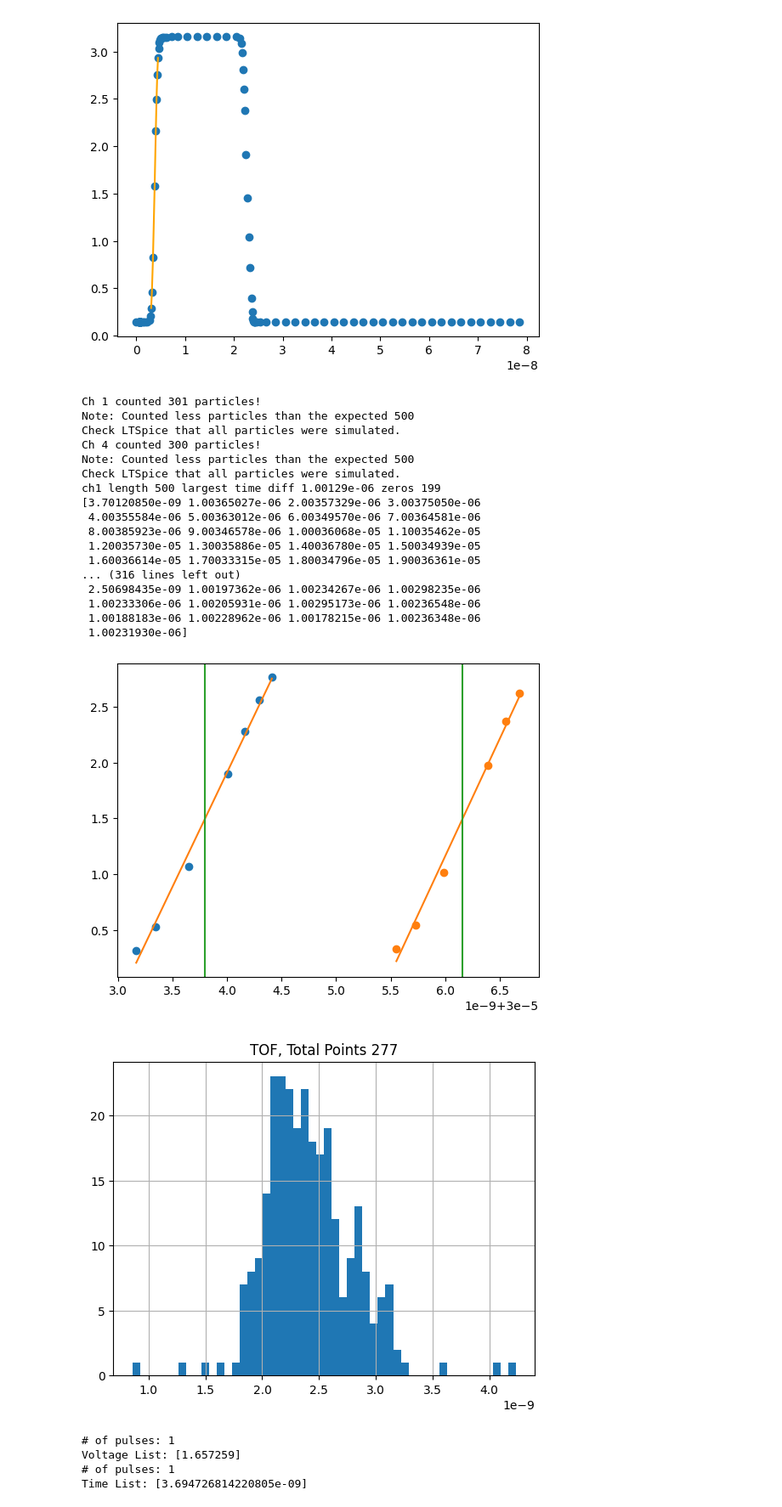
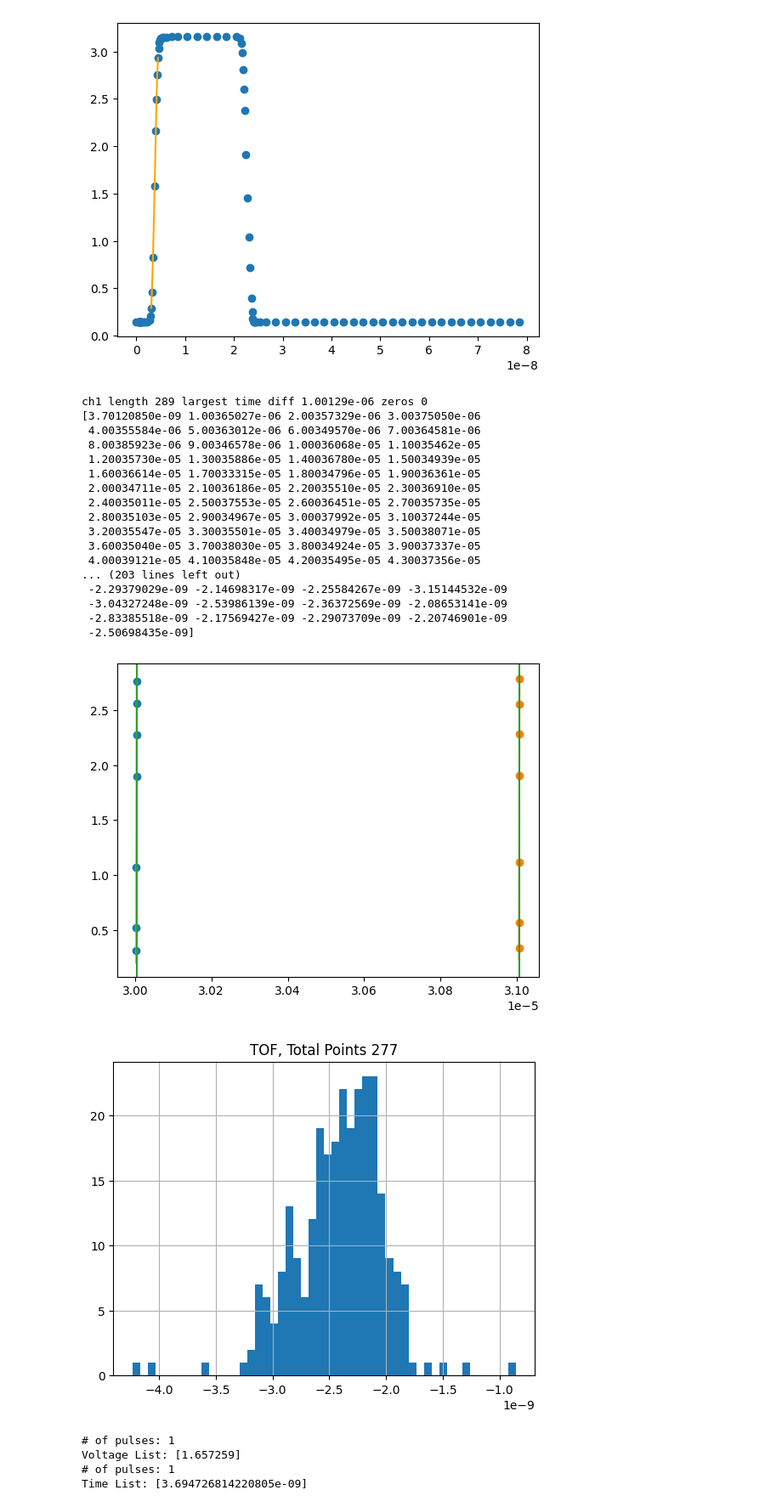
Before and after one commit to llbranch/Monte-Python, a Jupyter notebook: development_notebook.ipynb, the cells around one changed output. Shown: that part at 85% size. Saved outputs shown, nothing was run; the diff lists cells and outputs as text; code cells hidden in the pictures.

```diff
--- a/development_notebook.ipynb
+++ b/development_notebook.ipynb
@@ -174,7 +174,7 @@ plt.show()
 # %%
 """ Alternate ToF Method Assuming Seperation Width and Known # of Particles"""
 def time_at_thresh(tpeak, Vpeak, num, thresh, ch):
-    out = np.zeros(num)
+    out = []
     grad = np.gradient(Vpeak) # find gradients on all data
     limit = (grad > 0) & (grad >= 0.1) # positive slope bigger than 0.1
     dtime = tpeak[limit]
@@ -182,7 +182,7 @@ def time_at_thresh(tpeak, Vpeak, num, thresh, ch):
     tdiff = np.diff(dtime)
 
     condition = tdiff > 1e-7 # check if next point is 100ns away
-    condition2 = tdiff > 1.5e-6 # check if missing points with 1500ns gap
+    # condition2 = tdiff > 1.5e-6 # check if missing points with 1500ns gap
     count = 0
     start_index = 0
     for i in range(len(tdiff)): # for number of particles we expect
@@ -203,14 +203,14 @@ def time_at_thresh(tpeak, Vpeak, num, thresh, ch):
             # if deg=1 returns two params slope m and y-intercept b
             # now use slope and intercept to solve for x value given our mid value y
             # y = mt + b  --> t = (y - b) / m
-            out[count] = (thresh - b) / m
+            out.append( (thresh - b) / m )
             if count==30:
                 plt.scatter(times,Voltages)
                 plt.plot(times, m*times+b, color='C1', label=f'ch{ch}')
                 plt.axvline(out[count], color='C2')
             count +=1 # count particle!
-            if condition2[i]:
-                count +=1
+            # if condition2[i]:
+            #     count +=1
 
     print("Ch",ch,"counted",count,"particles!")
     if count < num:
@@ -220,16 +220,28 @@ def time_at_thresh(tpeak, Vpeak, num, thresh, ch):
     # plt.show()
     return np.array(out)
 
-def TOF_finalize(tofch1, tofch4, num):
+def TOF_finalize(tofch1, tofch4, time_limit=10e-9):
     print("ch1 length", len(tofch1), "largest time diff", "%.5e" % max(np.diff(tofch1)), "zeros", (tofch1 == 0.0).sum())
     print(tofch1)
     print("ch4 length", len(tofch4), "largest time diff", "%.5e" % max(np.diff(tofch4)), "zeros", (tofch4 == 0.0).sum())
     print(tofch4)
     out = []
-    for i in range(num):
-        if (tofch1[i] == 0) or (tofch4[i] == 0):
-            continue
-        out.append(abs(tofch1[i] - tofch4[i]))
+    i = 0; j = 0
+    sep = 1e-6
+    while (i < len(tofch1)) and (j < len(tofch4)):
+        check = tofch1[i] - tofch4[j]
+        if abs(check) < time_limit:
+            out.append(check)
+            i+=1
+            j+=1
+        elif check > 0:
+            # print("be4",tofch1[i],"vs.",tofch4[j])
+            j+=1
+            # print("now",tofch1[i],"vs.",tofch4[j])
+        else: #check < 0
+            # print("be4",tofch1[i],"vs.",tofch4[j])
+            i+=1
+            # print("now",tofch1[i],"vs.",tofch4[j])
     print("finished calculating,", len(out), "particles")
     return np.array(out)
 
@@ -241,32 +253,32 @@ ch4Tof = time_at_thresh(ch4t,ch4V, num, 1.5, 4)
 FinalToF = TOF_finalize(ch1Tof,ch4Tof, num)
 print(FinalToF)
 # %% [output]
-Ch 1 counted 301 particles!
-Note: Counted less particles than the expected 500
-Check LTSpice that all particles were simulated.
-Ch 4 counted 300 particles!
-Note: Counted less particles than the expected 500
-Check LTSpice that all particles were simulated.
-ch1 length 500 largest time diff 1.00129e-06 zeros 199
+ch1 length 289 largest time diff 1.00129e-06 zeros 0
 [3.70120850e-09 1.00365027e-06 2.00357329e-06 3.00375050e-06
  4.00355584e-06 5.00363012e-06 6.00349570e-06 7.00364581e-06
  8.00385923e-06 9.00346578e-06 1.00036068e-05 1.10035462e-05
  1.20035730e-05 1.30035886e-05 1.40036780e-05 1.50034939e-05
  1.60036614e-05 1.70033315e-05 1.80034796e-05 1.90036361e-05
-... (316 lines left out)
- 2.50698435e-09 1.00197362e-06 1.00234267e-06 1.00298235e-06
- 1.00233306e-06 1.00205931e-06 1.00295173e-06 1.00236548e-06
- 1.00188183e-06 1.00228962e-06 1.00178215e-06 1.00236348e-06
- 1.00231930e-06]
+ 2.00034711e-05 2.10036186e-05 2.20035510e-05 2.30036910e-05
+ 2.40035011e-05 2.50037553e-05 2.60036451e-05 2.70035735e-05
+ 2.80035103e-05 2.90034967e-05 3.00037992e-05 3.10037244e-05
+ 3.20035547e-05 3.30035501e-05 3.40034979e-05 3.50038071e-05
+ 3.60035040e-05 3.70038030e-05 3.80034924e-05 3.90037337e-05
+ 4.00039121e-05 4.10035848e-05 4.20035495e-05 4.30037356e-05
+... (203 lines left out)
+ -2.29379029e-09 -2.14698317e-09 -2.25584267e-09 -3.15144532e-09
+ -3.04327248e-09 -2.53986139e-09 -2.36372569e-09 -2.08653141e-09
+ -2.83385518e-09 -2.17569427e-09 -2.29073709e-09 -2.20746901e-09
+ -2.50698435e-09]
-[figure, old version]
+[figure, new version]
 # %%
 plt.figure(1)
-plt.title(f'TOF, Total Points {len(FinalToF[FinalToF<1e-6])}')
-plt.hist(FinalToF[FinalToF<1e-6], bins=50)
+plt.title(f'TOF, Total Points {len(FinalToF)}')
+plt.hist(FinalToF, bins=50)
 plt.grid()
 plt.show()
 # %% [output]
-[figure, old version]
+[figure, new version]
 # %%
 """ Slope checker: One Pulse """
 
```
Also changed, not shown: parts of 1 cell of this notebook, 17 other files.
